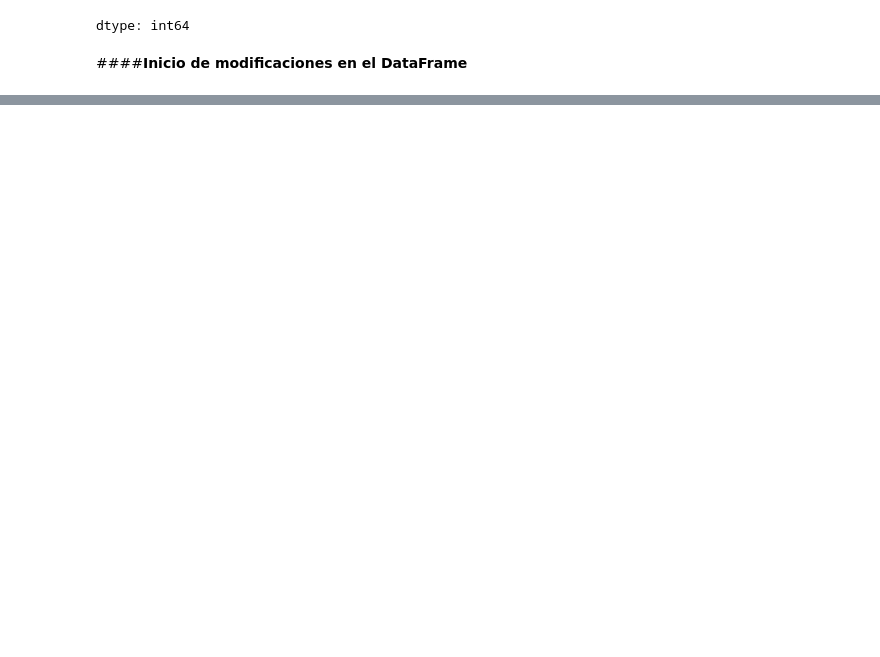
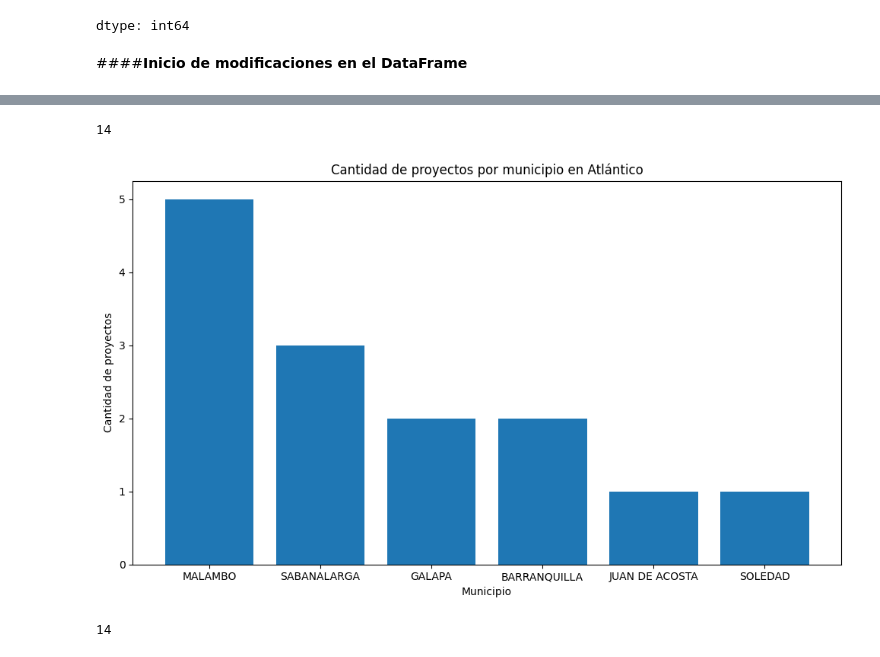
Before and after one commit to 101oscar/bc_analisis_datos_proyecto, a Jupyter notebook: Proyecto_Análisis_de_Datos.ipynb, the cells around one changed output, grey strips where cells are left out. Drawn from its saved outputs; the diff is of its cells as text; code cells hidden in the pictures; blank space fills up the shorter version.

```diff
--- a/Proyecto_Análisis_de_Datos.ipynb
+++ b/Proyecto_Análisis_de_Datos.ipynb
@@ -322,0 +509,3 @@ Timestamp('2024-06-30 00:00:00')
+# %%
+#Eliminamos la columna de los indices anteriores
+df = df.drop(columns=['index'])
@@ -322,0 +541,11 @@ Timestamp('2024-06-30 00:00:00')
+# %%
+# Lectura del archivo .csv
+
+try:
+  df = pd.read_csv('/content/drive/MyDrive/Proyecto analisis de datos/Datos_limpios.csv')
+
+  # Mostramos las 5 primeras filas del DataFrame y sus dimensiones
+  print(df.shape)
+
+except:
+  print("No se pudo abrir el archivo.")
@@ -322,0 +740,4 @@ Timestamp('2024-06-30 00:00:00')
+# %%
+#Se encuentra el departamento con mayor concentración de proyectos FNCER aplicando mode()
+dep_moda1 = df['DEPARTAMENTO_ACTUALIZADO'].mode()[0]
+dep_moda1
@@ -322,0 +781,38 @@ Timestamp('2024-06-30 00:00:00')
+# %%
+# Se busca el municipio con mayor concentración de proyectos basado en la primer moda de departamento (ATLÁNTICO)
+# Se filtra por el departamento con más proyectos
+df_dep1 = df[df['DEPARTAMENTO_ACTUALIZADO'] == dep_moda1]
+
+# Número de proyectos en ese departamento
+num_proyectos_dep1 = df_dep1['PROYECTO'].nunique()
+num_proyectos_dep1
+# %% [output]
+14
+# %%
+# Contar proyectos por municipio
+proyectos_mun = (
+    df_dep1.groupby('MUNICIPIO_ACTUALIZADO')['PROYECTO']
+    .nunique()
+    .sort_values(ascending=False)
+)
+
+plt.figure(figsize=(10, 6))
+plt.bar(proyectos_mun.index, proyectos_mun.values)
+plt.xlabel('Municipio')
+plt.ylabel('Cantidad de proyectos')
+plt.title('Cantidad de proyectos por municipio en Atlántico')
+plt.xticks(rotation=0, ha='center')
+plt.tight_layout()
+plt.show()
+# %% [output]
+[figure, added]
+# %%
+# Se busca el municipio con mayor concentración de proyectos basado en la segunda moda de departamento (BOLÍVAR)
+# Se filtra por el departamento con más proyectos
+df_dep2 = df[df['DEPARTAMENTO_ACTUALIZADO'] == dep_moda2]
+
+# Número de proyectos en ese departamento
+num_proyectos_dep2 = df_dep2['PROYECTO'].nunique()
+num_proyectos_dep2
+# %% [output]
+14
```
Also changed, not shown: parts of 132 cells of this notebook, 4 other files.
